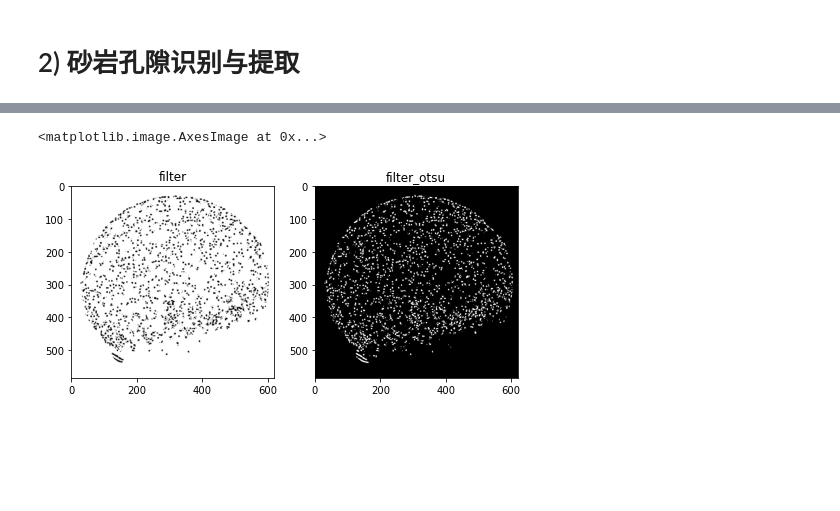
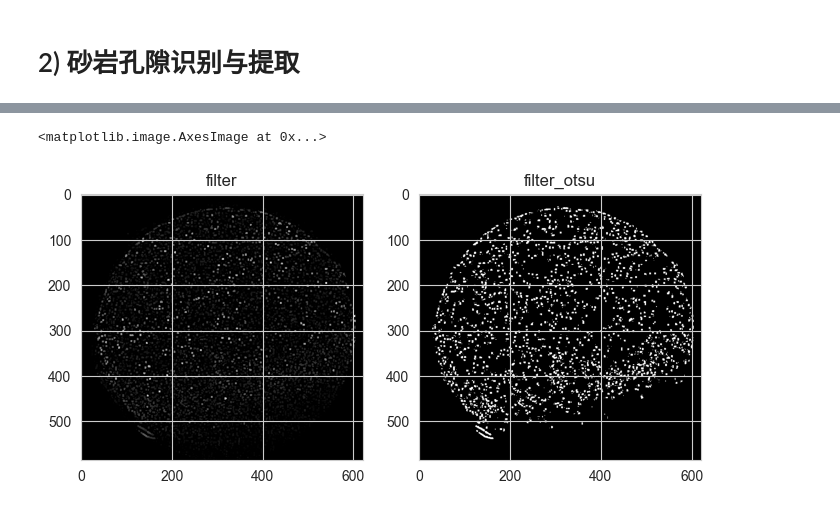
Before and after one commit to xyt556/Big_Data_Test, a Jupyter notebook: Data_preprocess/7.数字图像处理与机器学习(code)/7.2-Examples.ipynb, the cells around one changed output, grey strips where cells are left out. Cells and saved outputs as stored; diff of their text form; code cells hidden in the pictures; blank space fills up the shorter version.

```diff
--- a/Data_preprocess/7.数字图像处理与机器学习(code)/7.2-Examples.ipynb
+++ b/Data_preprocess/7.数字图像处理与机器学习(code)/7.2-Examples.ipynb
@@ -196,26 +196,26 @@ plt.imshow(ehc_dst,plt.cm.gray)
 # %%
 # gaussion and ostu
 
 from skimage import filters
 
 #flt_img=filters.median(ehc_dst,disk(5))
 dst=filters.gaussian(ehc_dst,sigma=0.4)
 
 #
 thresh=filters.threshold_otsu(dst)
 ostu_dst=(dst>=thresh)
 
 plt.figure("filter",figsize=(8,8))
 
 plt.subplot(121)
 plt.title('filter')
-plt.imshow(flt_img,plt.cm.gray)
+plt.imshow(dst,plt.cm.gray)
 plt.subplot(122)
 plt.title('filter_otsu')
 plt.imshow(ostu_dst,plt.cm.gray)
 # %% [output]
 <matplotlib.image.AxesImage at 0x...>
-[figure, old version]
+[figure, new version]
 # %%
 # canny算子
 from skimage import feature
```
Also changed, not shown: parts of 16 cells of this notebook.
